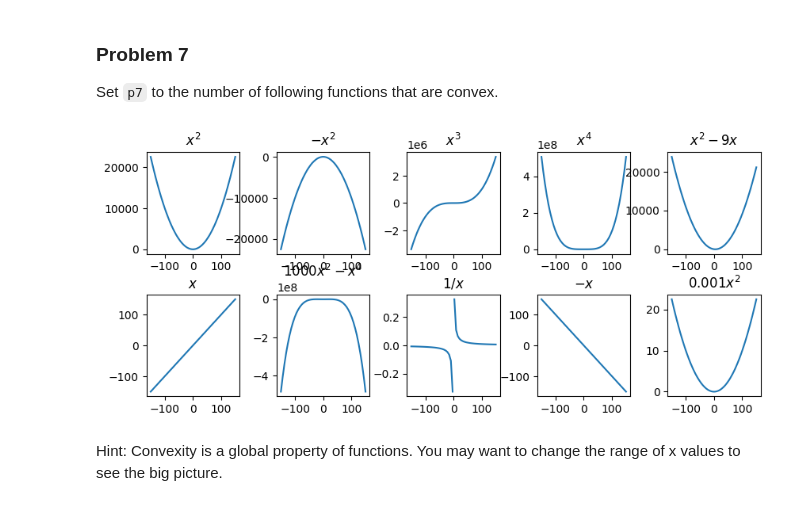
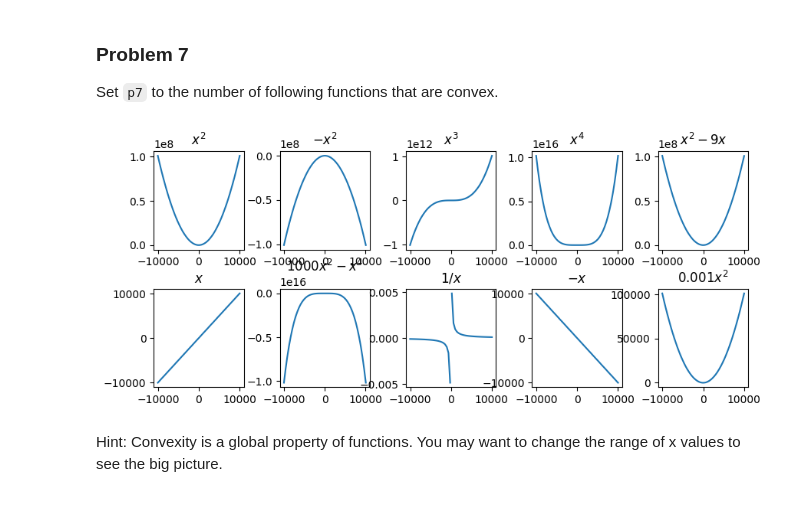
Before and after one commit to ethanmarlatt-bu/dx601-homework-04, a Jupyter notebook: homework.ipynb, the cells around one changed output. Cells and saved outputs as stored; diff of their text form; code cells hidden in the pictures.

```diff
--- a/homework.ipynb
+++ b/homework.ipynb
@@ -180,7 +179,7 @@ Set `p7` to the number of following functions that are convex.
 # %%
 # @ title Functions to Check for Convexity
 
-xs = np.linspace(-150, 150)
+xs = np.linspace(-10050, 10050)
 
 plt.figure(figsize=(10, 4))
 plt.subplot(2, 5, 1)
@@ -199,34 +198,34 @@ plt.subplot(2, 5, 4)
 plt.plot(xs, xs**4)
 plt.title("$x^4$")
 
 plt.subplot(2, 5, 5)
 plt.plot(xs, xs*xs - 9 * xs)
 plt.title("$x^2 - 9x$")
 
 plt.subplot(2, 5, 6)
 plt.plot(xs, xs)
 plt.title("$x$")
 
 plt.subplot(2, 5, 7)
 plt.plot(xs, -xs**4+1000 * xs**2)
 plt.title("$1000x^2 - x^4$")
 
 plt.subplot(2, 5, 8)
 plt.plot([x for x in xs if x > 0], [1 / x for x in xs if x > 0], color="C0")
 plt.plot([x for x in xs if x < 0], [1 / x for x in xs if x < 0], color="C0")
 plt.title("$1/x$")
 
 plt.subplot(2, 5, 9)
 plt.plot(xs, -xs)
 plt.title("$-x$")
 
 plt.subplot(2, 5, 10)
 plt.plot(xs, 0.001 * xs**2)
 plt.title("$0.001 x^2$")
 
 plt.subplots_adjust(hspace=0.4, wspace=0.4);
 # %% [output]
-[figure, old version]
+[figure, new version]
 # %% [markdown]
 Hint: Convexity is a global property of functions.
 You may want to change the range of x values to see the big picture.
```
Also changed, not shown: parts of 15 cells of this notebook.
